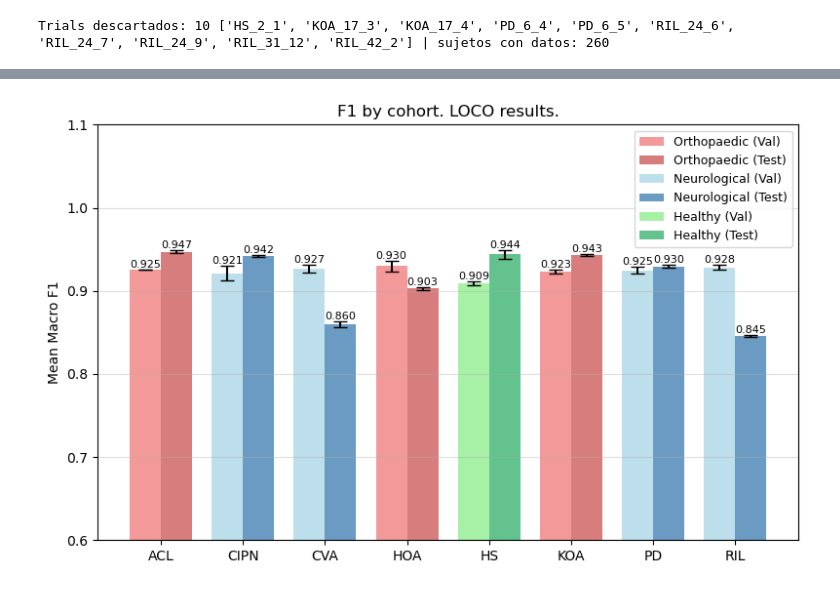
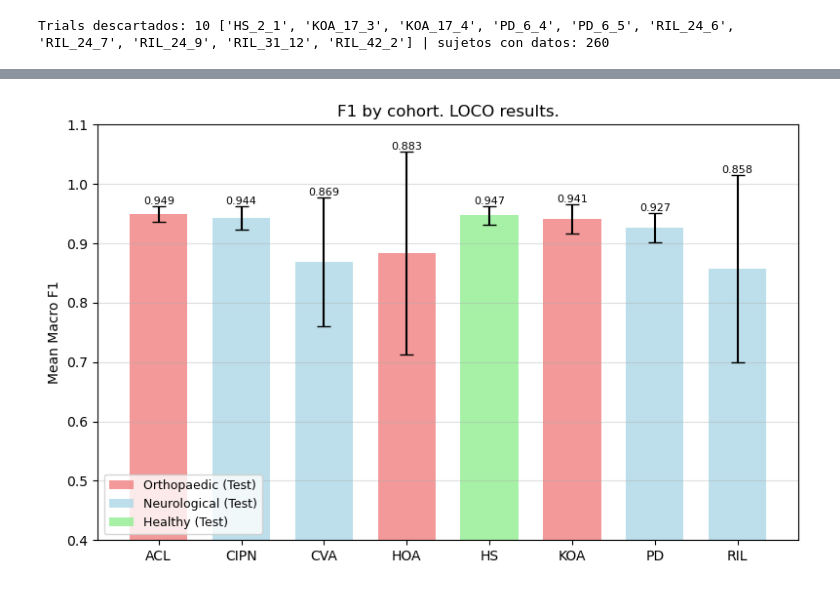
Before and after one commit to EnekoIsturitzSesma/GAIT-Analysis, a Jupyter notebook: notebooks/leave_one_cohort_out.ipynb, the cells around one changed output, grey strips where cells are left out. Saved outputs shown, nothing was run; the diff lists cells and outputs as text; code cells hidden in the pictures.

Commit message:
visualization fix

```diff
--- a/notebooks/leave_one_cohort_out.ipynb
+++ b/notebooks/leave_one_cohort_out.ipynb
@@ -137,14 +108,21 @@ test_std = [np.std(test[p]) for p in pathologies]
+# %%
+pathologies = "ACL CIPN CVA HOA HS KOA PD RIL".split()
+mean_test = []
+std_test = []
+for p in pathologies:
+    mean_test.append(loco_test_results[p]["df_test_f1"]["f1"].mean())
+    std_test.append(loco_test_results[p]["df_test_f1"]["f1"].std())
 # %%
-def plot_loco_results(val_mean, val_std, test_mean, test_std, title="F1 by cohort. LOCO results.", ax=None):
+def plot_loco_results(test_mean, test_std, title="F1 by cohort. LOCO results.", ax=None):
     COLOR_MAP = {
-        'HS':   ('Healthy',        'lightgreen',    'mediumseagreen'),
-        'ACL':  ('Orthopaedic',    'lightcoral',    'indianred'),
-        'HOA':  ('Orthopaedic',    'lightcoral',    'indianred'),
-        'KOA':  ('Orthopaedic',    'lightcoral',    'indianred'),
-        'CIPN': ('Neurological',   'lightblue',     'steelblue'),
-        'CVA':  ('Neurological',   'lightblue',     'steelblue'),
-        'PD':   ('Neurological',   'lightblue',     'steelblue'),
-        'RIL':  ('Neurological',   'lightblue',     'steelblue'),
+        'HS':   ('Healthy',        'lightgreen'),
+        'ACL':  ('Orthopaedic',    'lightcoral'),
+        'HOA':  ('Orthopaedic',    'lightcoral'),
+        'KOA':  ('Orthopaedic',    'lightcoral'),
+        'CIPN': ('Neurological',   'lightblue'),
+        'CVA':  ('Neurological',   'lightblue'),
+        'PD':   ('Neurological',   'lightblue'),
+        'RIL':  ('Neurological',   'lightblue'),
     }
 
     pathologies = "ACL CIPN CVA HOA HS KOA PD RIL".split()
@@ -153,34 +131,29 @@ def plot_loco_results(val_mean, val_std, test_mean, test_std, title="F1 by cohor
         fig, ax = plt.subplots(figsize=(8, 5))
 
     x = np.arange(len(pathologies))
-    width = 0.38
+    width = 0.7
 
     seen_cohorts = set()
     for i, disease in enumerate(pathologies):
-        cohort, color_val, color_test = COLOR_MAP.get(disease, ('Other', 'gray', 'dimgray'))
+        cohort, color_test = COLOR_MAP.get(disease, ('Other', 'gray', 'dimgray'))
         show_legend = cohort not in seen_cohorts
         seen_cohorts.add(cohort)
-
-        bar_val = ax.bar(x[i] - width/2, val_mean[i], width, yerr=val_std[i],
-                         capsize=5, color=color_val, alpha=0.8,
-                         label=f"{cohort} (Val)" if show_legend else "_nolegend_")
-        bar_test = ax.bar(x[i] + width/2, test_mean[i], width, yerr=test_std[i],
+        bar_test = ax.bar(x[i], test_mean[i], width, yerr=test_std[i],
                           capsize=5, color=color_test, alpha=0.8,
                           label=f"{cohort} (Test)" if show_legend else "_nolegend_")
 
-        ax.bar_label(bar_val, fmt='%.3f', fontsize=8)
         ax.bar_label(bar_test, fmt='%.3f', fontsize=8)
 
     ax.set_xticks(x)
     ax.set_xticklabels(pathologies)
-    ax.set_ylim(0.6, 1.1)
+    ax.set_ylim(0.4, 1.1)
     ax.set_ylabel('Mean Macro F1')
     ax.set_title(title)
-    ax.legend(fontsize=9)
+    ax.legend(fontsize=9, loc='lower left')
     ax.grid(axis='y', alpha=0.4)
 
     plt.tight_layout()
 # %%
-plot_loco_results(val_mean, val_std, test_mean, test_std)
+plot_loco_results( mean_test, std_test)
 # %% [output]
-[figure, old version]
+[figure, new version]
```
Also changed, not shown: parts of 2 cells of this notebook.
